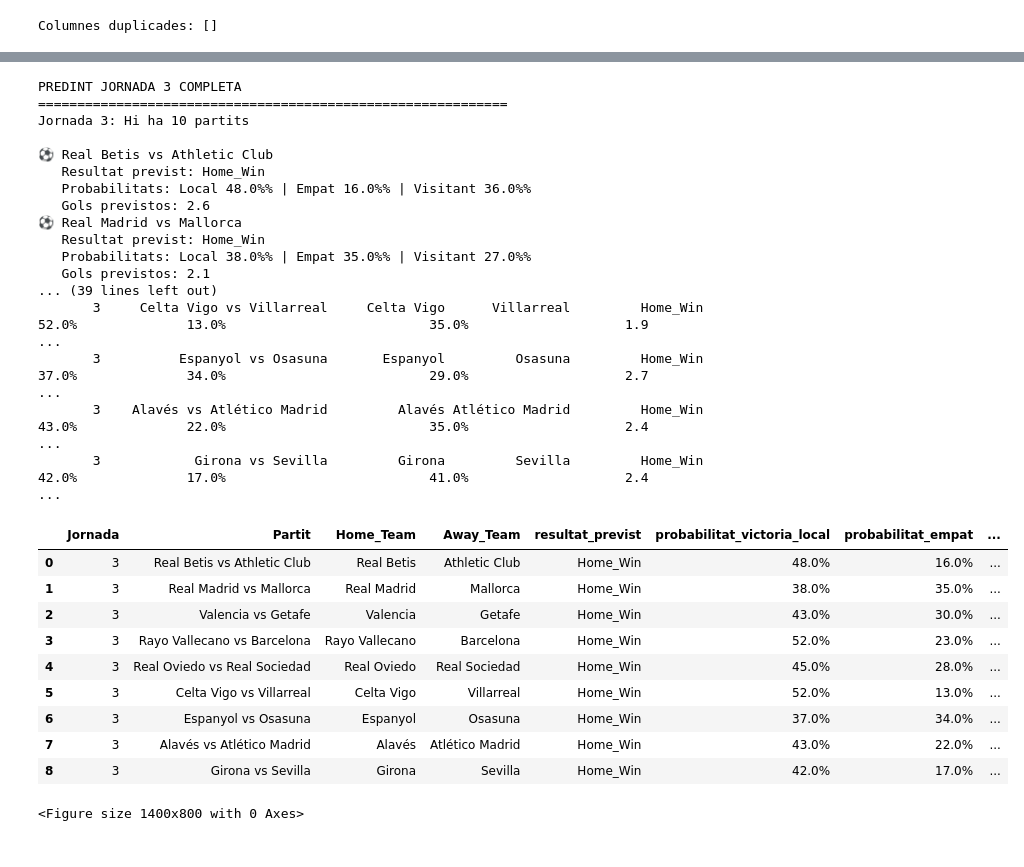
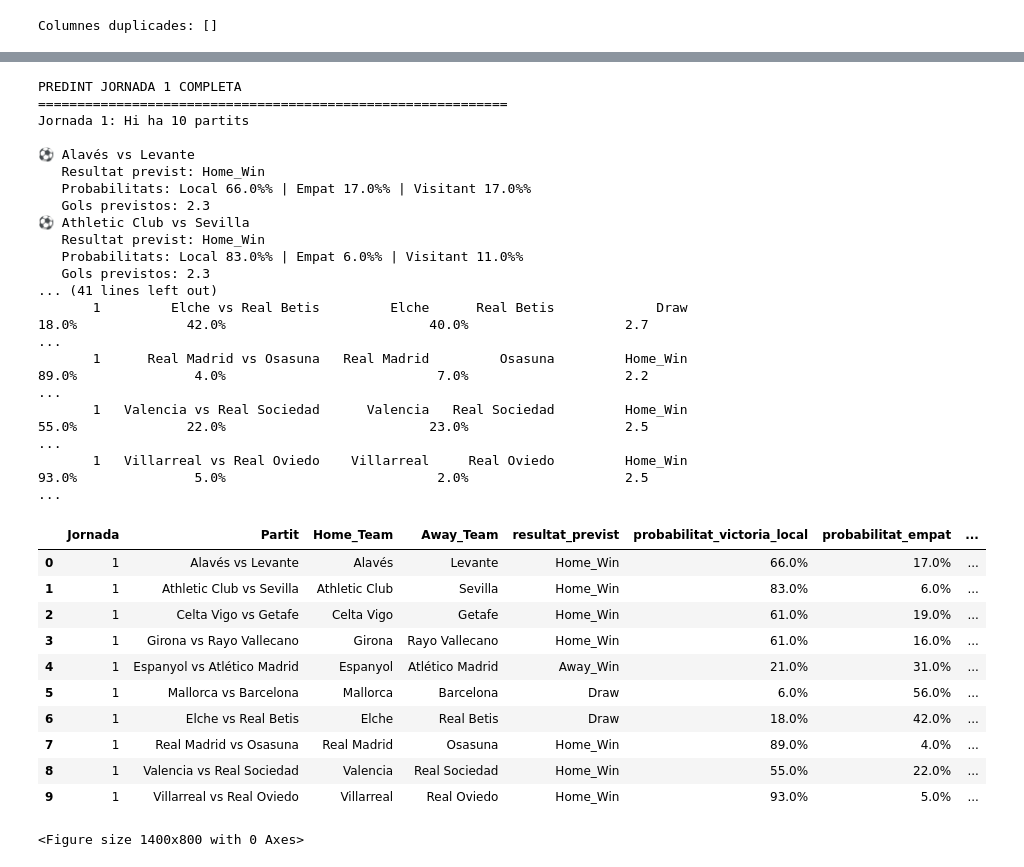
Before and after one commit to ferranfite/Treball-de-Recerca, a Jupyter notebook: model_predicció_enfrontament_notebook.ipynb, the cells around one changed output, grey strips where cells are left out. Saved outputs shown, nothing was run; the diff lists cells and outputs as text; code cells hidden in the pictures.

```diff
--- a/model_predicció_enfrontament_notebook.ipynb
+++ b/model_predicció_enfrontament_notebook.ipynb
@@ -768,35 +768,36 @@ def predir_jornada_completa(numero_jornada):
         print(f"Error processant la jornada: {str(e)}")
         return None
 # %%
-predir_jornada_completa(3)
+predir_jornada_completa(1)
 # %% [output]
-PREDINT JORNADA 3 COMPLETA
+PREDINT JORNADA 1 COMPLETA
 ============================================================
-Jornada 3: Hi ha 10 partits
+Jornada 1: Hi ha 10 partits
 
-⚽ Real Betis vs Athletic Club
+⚽ Alavés vs Levante
    Resultat previst: Home_Win
-   Probabilitats: Local 48.0%% | Empat 16.0%% | Visitant 36.0%%
-   Gols previstos: 2.6
-⚽ Real Madrid vs Mallorca
+   Probabilitats: Local 66.0%% | Empat 17.0%% | Visitant 17.0%%
+   Gols previstos: 2.3
+⚽ Athletic Club vs Sevilla
    Resultat previst: Home_Win
-   Probabilitats: Local 38.0%% | Empat 35.0%% | Visitant 27.0%%
-   Gols previstos: 2.1
-... (39 lines left out)
-       3     Celta Vigo vs Villarreal     Celta Vigo      Villarreal         Home_Win                       52.0%              13.0%                          35.0%                    1.9               ...
-       3          Espanyol vs Osasuna       Espanyol         Osasuna         Home_Win                       37.0%              34.0%                          29.0%                    2.7               ...
-       3    Alavés vs Atlético Madrid         Alavés Atlético Madrid         Home_Win                       43.0%              22.0%                          35.0%                    2.4               ...
-       3            Girona vs Sevilla         Girona         Sevilla         Home_Win                       42.0%              17.0%                          41.0%                    2.4               ...
+   Probabilitats: Local 83.0%% | Empat 6.0%% | Visitant 11.0%%
+   Gols previstos: 2.3
+... (41 lines left out)
+       1         Elche vs Real Betis         Elche      Real Betis             Draw                       18.0%              42.0%                          40.0%                    2.7                 ...
+       1      Real Madrid vs Osasuna   Real Madrid         Osasuna         Home_Win                       89.0%               4.0%                           7.0%                    2.2                 ...
+       1   Valencia vs Real Sociedad      Valencia   Real Sociedad         Home_Win                       55.0%              22.0%                          23.0%                    2.5                 ...
+       1   Villarreal vs Real Oviedo    Villarreal     Real Oviedo         Home_Win                       93.0%               5.0%                           2.0%                    2.5                 ...
 |  | Jornada | Partit | Home_Team | Away_Team | resultat_previst | probabilitat_victoria_local | probabilitat_empat | ... |
-| 0 | 3 | Real Betis vs Athletic Club | Real Betis | Athletic Club | Home_Win | 48.0% | 16.0% | ... |
-| 1 | 3 | Real Madrid vs Mallorca | Real Madrid | Mallorca | Home_Win | 38.0% | 35.0% | ... |
-| 2 | 3 | Valencia vs Getafe | Valencia | Getafe | Home_Win | 43.0% | 30.0% | ... |
-| 3 | 3 | Rayo Vallecano vs Barcelona | Rayo Vallecano | Barcelona | Home_Win | 52.0% | 23.0% | ... |
-| 4 | 3 | Real Oviedo vs Real Sociedad | Real Oviedo | Real Sociedad | Home_Win | 45.0% | 28.0% | ... |
-| 5 | 3 | Celta Vigo vs Villarreal | Celta Vigo | Villarreal | Home_Win | 52.0% | 13.0% | ... |
-| 6 | 3 | Espanyol vs Osasuna | Espanyol | Osasuna | Home_Win | 37.0% | 34.0% | ... |
-| 7 | 3 | Alavés vs Atlético Madrid | Alavés | Atlético Madrid | Home_Win | 43.0% | 22.0% | ... |
-| 8 | 3 | Girona vs Sevilla | Girona | Sevilla | Home_Win | 42.0% | 17.0% | ... |
+| 0 | 1 | Alavés vs Levante | Alavés | Levante | Home_Win | 66.0% | 17.0% | ... |
+| 1 | 1 | Athletic Club vs Sevilla | Athletic Club | Sevilla | Home_Win | 83.0% | 6.0% | ... |
+| 2 | 1 | Celta Vigo vs Getafe | Celta Vigo | Getafe | Home_Win | 61.0% | 19.0% | ... |
+| 3 | 1 | Girona vs Rayo Vallecano | Girona | Rayo Vallecano | Home_Win | 61.0% | 16.0% | ... |
+| 4 | 1 | Espanyol vs Atlético Madrid | Espanyol | Atlético Madrid | Away_Win | 21.0% | 31.0% | ... |
+| 5 | 1 | Mallorca vs Barcelona | Mallorca | Barcelona | Draw | 6.0% | 56.0% | ... |
+| 6 | 1 | Elche vs Real Betis | Elche | Real Betis | Draw | 18.0% | 42.0% | ... |
+| 7 | 1 | Real Madrid vs Osasuna | Real Madrid | Osasuna | Home_Win | 89.0% | 4.0% | ... |
+| 8 | 1 | Valencia vs Real Sociedad | Valencia | Real Sociedad | Home_Win | 55.0% | 22.0% | ... |
+| 9 | 1 | Villarreal vs Real Oviedo | Villarreal | Real Oviedo | Home_Win | 93.0% | 5.0% | ... |
 <Figure size 1400x800 with 0 Axes>
 # %%
 # Funció de comparació de quotes
```
Also changed, not shown: parts of 8 cells of this notebook, 5 other files.
